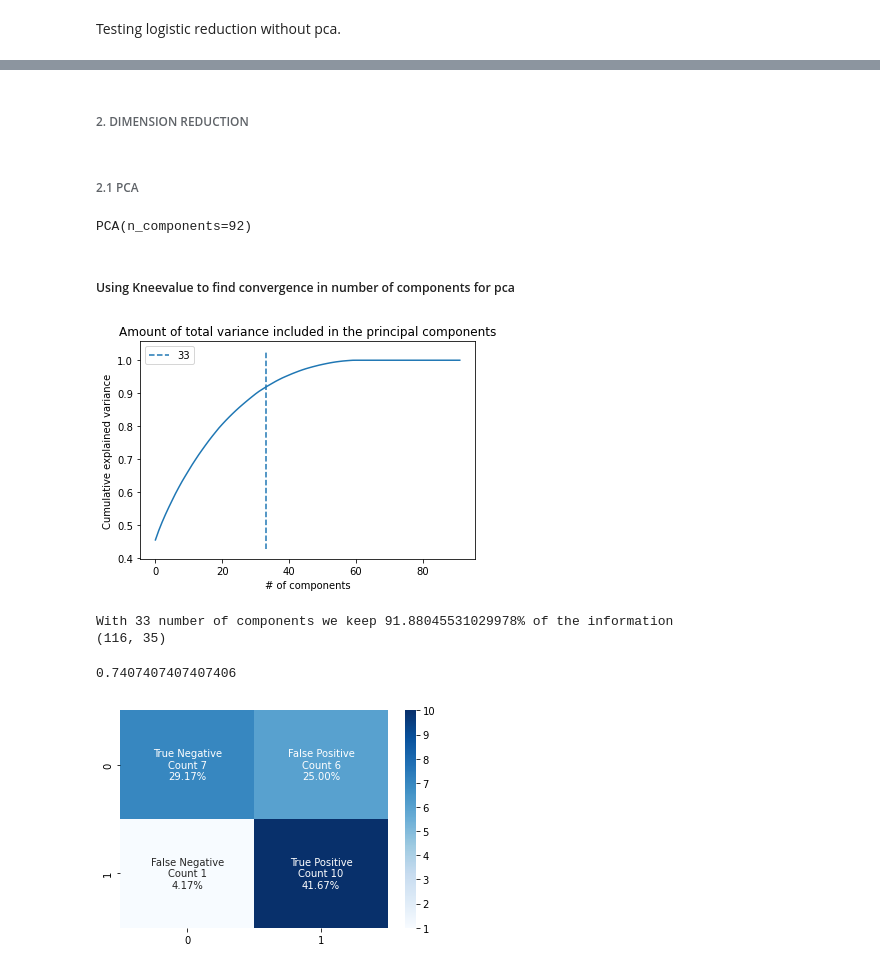
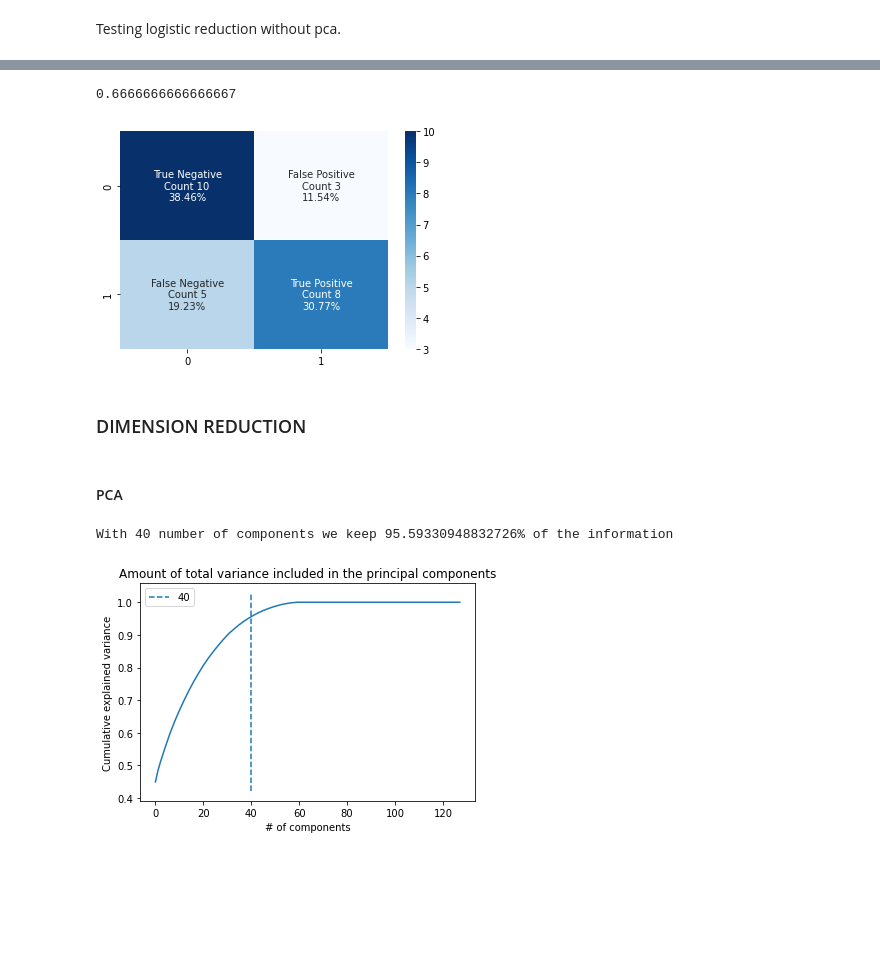
Before and after one commit to AntonMaxen/applied-ai, a Jupyter notebook: assignment_2/classification_vg.ipynb, the cells around one changed output, grey strips where cells are left out. Saved outputs shown, nothing was run; the diff lists cells and outputs as text; code cells hidden in the pictures; blank space fills up the shorter version.

```diff
--- a/assignment_2/classification_vg.ipynb
+++ b/assignment_2/classification_vg.ipynb
@@ -67 +77,6 @@ Name: Outcome, dtype: int64
+# %%
+# Scaling Data
+x = imbalanced_df.copy()
+y = x.pop('Outcome')
+x_scaled = scale_data(x, scaler=MinMaxScaler)
 # %% [markdown]
@@ -69,8 +83,0 @@ Name: Outcome, dtype: int64
-# %%
-X = imbalanced_df.copy()
-y = X.pop('Outcome')
-column_names = X.columns
-scaler = MinMaxScaler()
-scaled_data = scaler.fit_transform(X)
-scaled_df = pd.DataFrame(scaled_data, columns=column_names)
-X = scaled_df.copy()
@@ -98,0 +84,8 @@ Name: Outcome, dtype: int64
+# %%
+smote = SMOTE(random_state=42)
+x_balanced, y_balanced = smote.fit_resample(x_scaled, y)
+balanced_df = pd.concat([x_balanced, y_balanced], axis=1)
+balanced_class_count = balanced_df['Outcome'].value_counts()
+
+print(f'Imbalanced dataset contains: {imbalanced_df.shape[0]} rows with the class balances [{list_to_str(class_counts_to_list(imbalanced_class_count))}]')
+print(f'Balanced dataset contains: {balanced_df.shape[0]} rows with the class balances [{list_to_str(class_counts_to_list(balanced_class_count))}]')
@@ -111,36 +117,35 @@ test_support_vector_machine(X, y, kernel='rbf')
+# %%
+# Testing support vector machine with kernel linear
+result = test_model(x_balanced, y_balanced, SVC, kernel='linear')
+y_true, y_pred = result['y_true'], result['y_pred']
+scores = f1_score(y_true, y_pred)
+print(scores)
+plot_confustion_matrix(y_true, y_pred)
+# %% [output]
+0.6666666666666667
+[figure, added]
 # %% [markdown]
-###### 2. DIMENSION REDUCTION
+### DIMENSION REDUCTION
 # %% [markdown]
-###### 2.1 PCA
+#### PCA
-# %%
-nr_of_components = int(min(X.shape[0], X.shape[1]) * 0.8)
-pca = PCA(nr_of_components)
-pca.fit(X)
-# %% [output]
-PCA(n_components=92)
-# %% [markdown]
-##### Using Kneevalue to find convergence in number of components for pca
+# %%
+nr_of_components = int(min(x_balanced.shape[0], x_balanced.shape[1]))
+pca = PCA(nr_of_components)
+pca.fit(x_balanced)
+ratios = np.cumsum(pca.explained_variance_ratio_)
+
+# Finding kneepoint of convergence
+kneedle = KneeLocator(range(len(ratios)), ratios, curve="concave", direction='increasing')
+print(f'With {kneedle.knee} number of components we keep {ratios[kneedle.knee] * 100 }% of the information ')
+# %% [output]
+With 40 number of components we keep 95.59330948832726% of the information
 # %%
-ratios = np.cumsum(pca.explained_variance_ratio_)
-kneedle = KneeLocator(range(len(ratios)), ratios, curve="concave", direction='increasing')
 plt.plot(range(len(ratios)), ratios)
 plt.vlines(kneedle.knee, plt.ylim()[0], plt.ylim()[1], linestyles='dashed', label=kneedle.knee)
 plt.xlabel('# of components')
 plt.ylabel('Cumulative explained variance')
 plt.title("Amount of total variance included in the principal components")
 plt.legend()
 plt.show()
-print(f'With {kneedle.knee} number of components we keep {ratios[kneedle.knee] * 100 }% of the information ')
-
-reduced_X = pca.transform(X)
-reduced_X = reduced_X[:,:35]
-print(reduced_X.shape)
 # %% [output]
-[figure, old version]
+[figure, new version]
-With 33 number of components we keep 91.88045531029978% of the information
-(116, 35)
-# %%
-test_logistic_regression(reduced_X, y)
-# %% [output]
-0.7407407407407406
-[figure, removed]
```
Also changed, not shown: parts of 30 cells of this notebook.
